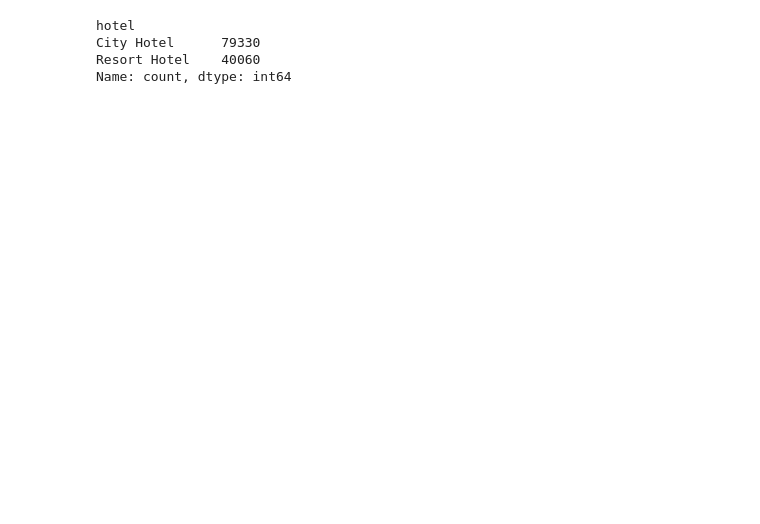
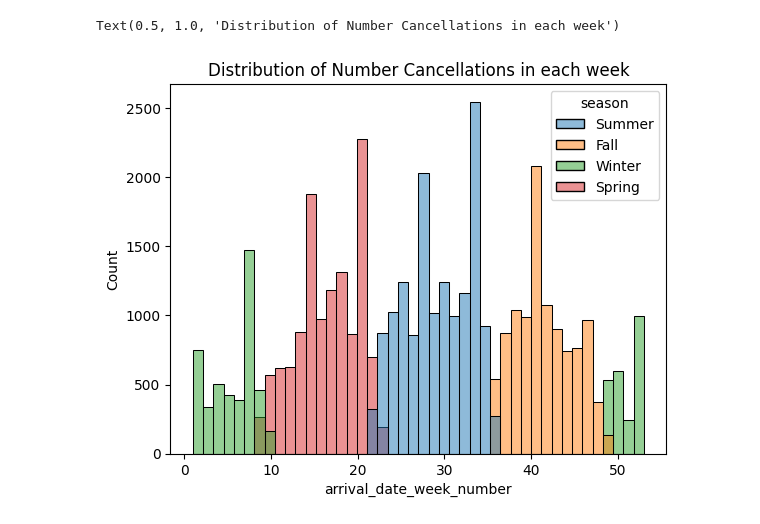
Before and after one commit to FebrianiFR/hotel-bookings, a Jupyter notebook: hotel_booking_analysis.ipynb, the cells around one changed output. Cells and saved outputs as stored; diff of their text form; code cells hidden in the pictures; blank space fills up the shorter version.

```diff
--- a/hotel_booking_analysis.ipynb
+++ b/hotel_booking_analysis.ipynb
@@ -12 +33,12 @@ import matplotlib.pyplot as plt
 df = pd.read_csv('hotel_bookings.csv')
+# %%
+#find out missing values within the data (all data)
+cancel_df = df[df['is_canceled']==1]
+print(f'There are {len(cancel_df)} of rows within the data before dropping duplicates')
+
+#drop duplicate data
+#cancel_df.drop_duplicates(inplace=True)
+cancel_df = cancel_df[['adr','lead_time','arrival_date_year','arrival_date_month','arrival_date_week_number','arrival_date_day_of_month','reservation_status_date','reservation_status']]
+print(f'There are {len(cancel_df)} of rows within the data')
+row_nan_count = cancel_df.isna().sum(axis=0)
+print(f'Total missing data in each column \n{row_nan_count}')
@@ -13,3 +58,15 @@ df = pd.read_csv('hotel_bookings.csv')
 # %%
-df.head()
+#categorize the seasonality
+def get_season(month):
+    if month in ['December', 'January', 'February']:
+        return 'Winter'
+    elif month in ['March', 'April', 'May']:
+        return 'Spring'
+    elif month in ['June', 'July', 'August']:
+        return 'Summer'
+    else:
+        return 'Fall'
+
+cancel_df['season'] = cancel_df['arrival_date_month'].apply(get_season)
+cancel_df.season.value_counts()
 # %% [output]
@@ -23,7 +79,6 @@ df.head()
-# %%
-df.hotel.value_counts()
-# %% [output]
-hotel
-City Hotel      79330
-Resort Hotel    40060
-Name: count, dtype: int64
+# %%
+sns.histplot(data=cancel_df, x='arrival_date_week_number',hue='season')
+plt.title('Distribution of Number Cancellations in each week')
+# %% [output]
+Text(0.5, 1.0, 'Distribution of Number Cancellations in each week')
+[figure, added]
```
Also changed, not shown: parts of 30 cells of this notebook.
